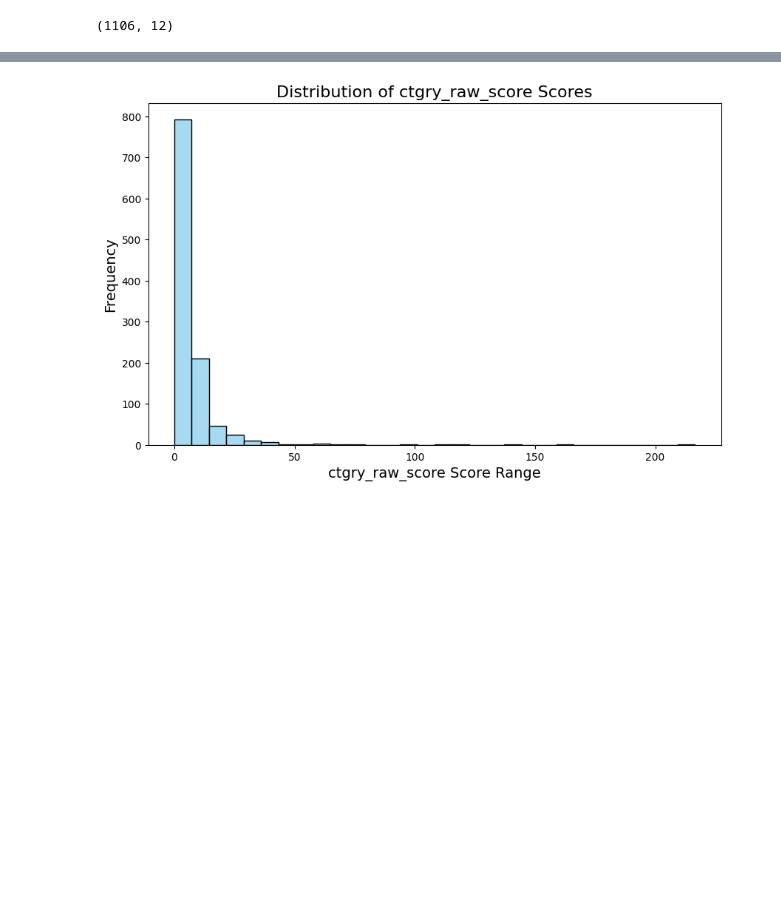
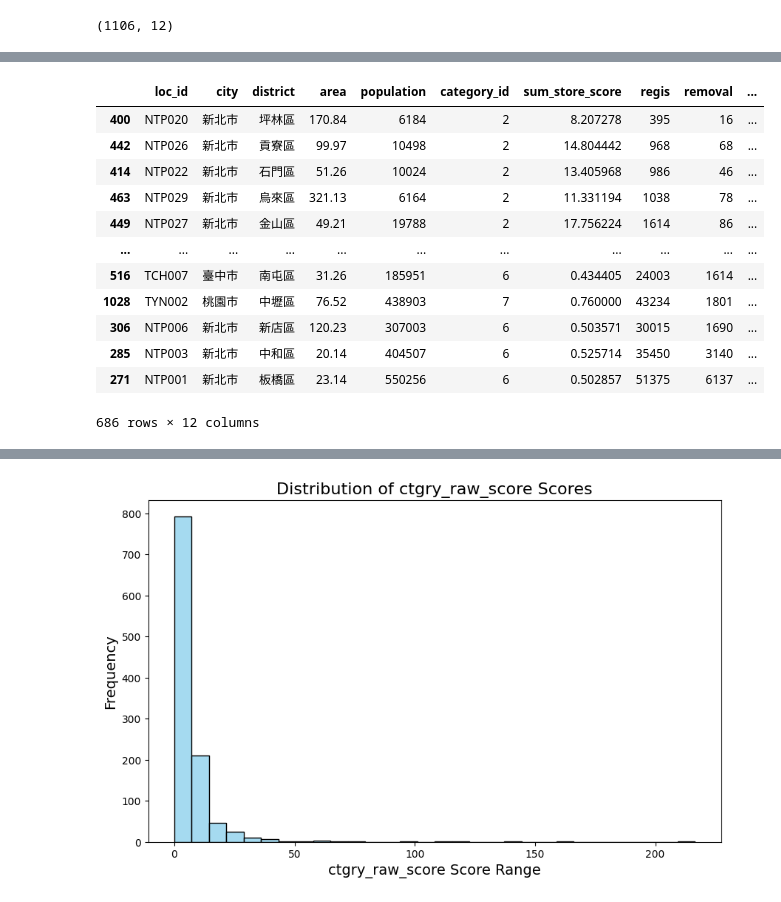
Before and after one commit to refinism-B/TJR103-Group-1-Project, a Jupyter notebook: code/1_bevis/compute_m.ipynb, the cells around one changed output, grey strips where cells are left out. Saved outputs shown, nothing was run; the diff lists cells and outputs as text; code cells hidden in the pictures; blank space fills up the shorter version.

```diff
--- a/code/1_bevis/compute_m.ipynb
+++ b/code/1_bevis/compute_m.ipynb
@@ -207,3 +217,20 @@ df_ctgry_score.shape
+# %%
+df_sort = df_ctgry_score.sort_values(by="ctgry_raw_score", ascending=False)
+df_sort[df_sort["ctgry_raw_score"] > 0]
+# %% [output]
+|  | loc_id | city | district | area | population | category_id | sum_store_score | regis | removal | ... |
+| 400 | NTP020 | 新北市 | 坪林區 | 170.84 | 6184 | 2 | 8.207278 | 395 | 16 | ... |
+| 442 | NTP026 | 新北市 | 貢寮區 | 99.97 | 10498 | 2 | 14.804442 | 968 | 68 | ... |
+| 414 | NTP022 | 新北市 | 石門區 | 51.26 | 10024 | 2 | 13.405968 | 986 | 46 | ... |
+| 463 | NTP029 | 新北市 | 烏來區 | 321.13 | 6164 | 2 | 11.331194 | 1038 | 78 | ... |
+| 449 | NTP027 | 新北市 | 金山區 | 49.21 | 19788 | 2 | 17.756224 | 1614 | 86 | ... |
+| ... | ... | ... | ... | ... | ... | ... | ... | ... | ... | ... |
+| 516 | TCH007 | 臺中市 | 南屯區 | 31.26 | 185951 | 6 | 0.434405 | 24003 | 1614 | ... |
+| 1028 | TYN002 | 桃園市 | 中壢區 | 76.52 | 438903 | 7 | 0.760000 | 43234 | 1801 | ... |
+| 306 | NTP006 | 新北市 | 新店區 | 120.23 | 307003 | 6 | 0.503571 | 30015 | 1690 | ... |
+| 285 | NTP003 | 新北市 | 中和區 | 20.14 | 404507 | 6 | 0.525714 | 35450 | 3140 | ... |
+| 271 | NTP001 | 新北市 | 板橋區 | 23.14 | 550256 | 6 | 0.502857 | 51375 | 6137 | ... |
+686 rows × 12 columns
 # %%
 # df_sort = df_ctgry_score.sort_values(by="ctgry_raw_score", ascending=False)
 # mask1 = df_sort["category_id"] != "6"
```
Also changed, not shown: parts of 2 cells of this notebook, 6 other files.
